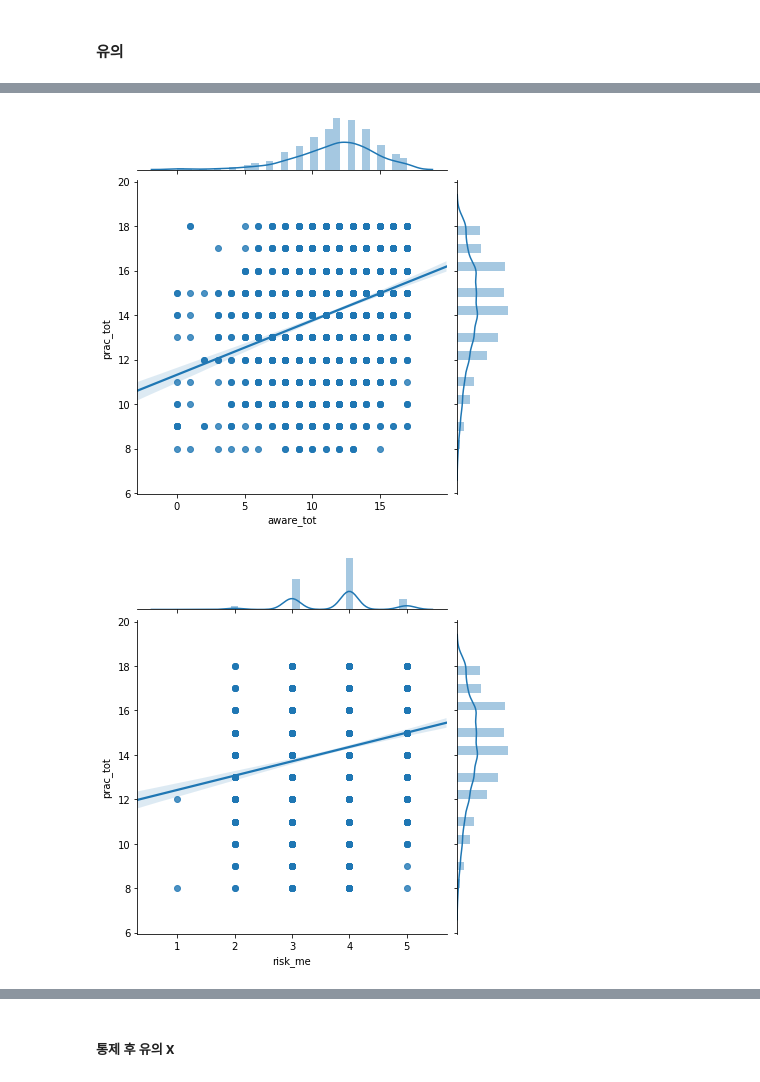
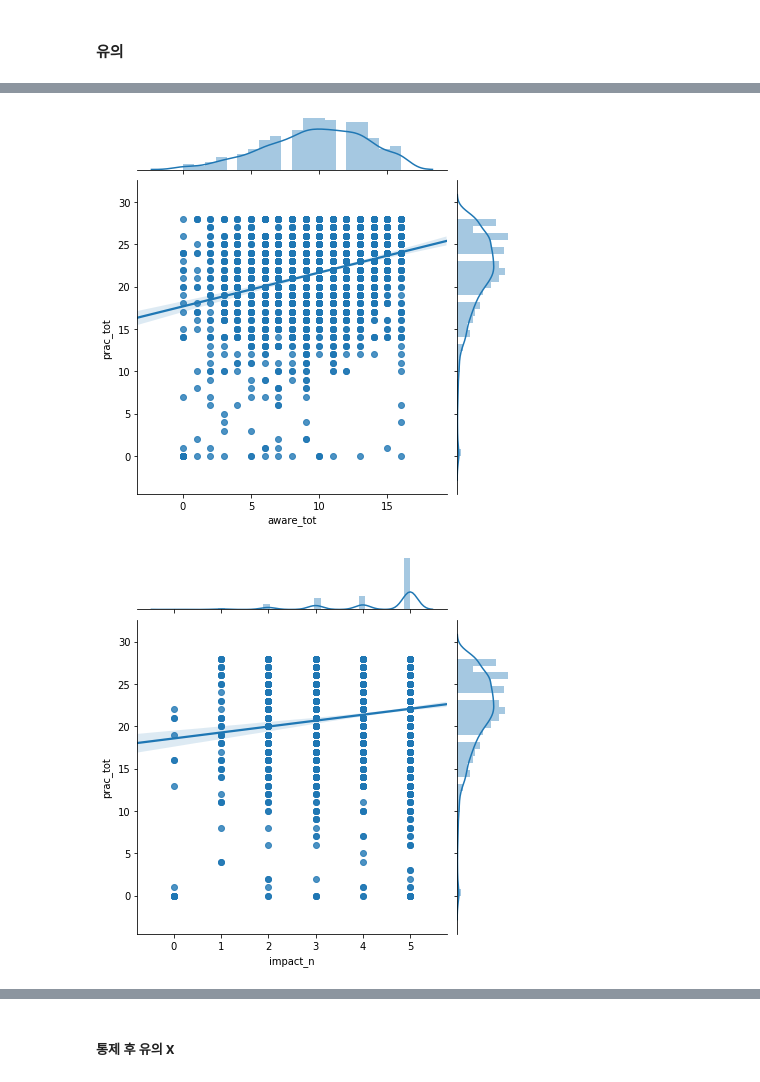
Before and after one commit to mindud1330/climate_data, a Jupyter notebook: climate_2023_basic_visualization.ipynb, the cells around one changed output, grey strips where cells are left out. Drawn from its saved outputs; the diff is of its cells as text; code cells hidden in the pictures.

```diff
--- a/climate_2023_basic_visualization.ipynb
+++ b/climate_2023_basic_visualization.ipynb
@@ -3,5 +3,5 @@ import pandas as pd
 import seaborn as sns
 import matplotlib.pyplot as plt
 # %%
-df = pd.read_excel("climate_survey-2018.xlsx")
+df = pd.read_excel("climate_survey-2023.xlsx")
 # %%
@@ -22,9 +28,9 @@ plt.show()
 sns.jointplot(x='aware_tot', y='prac_tot', data=df, kind='reg')
 plt.show()
 # %% [output]
-[figure, old version]
+[figure, new version]
 # %%
-sns.jointplot(x='risk_me', y='prac_tot', data=df, kind='reg')
+sns.jointplot(x='impact_n', y='prac_tot', data=df, kind='reg')
 plt.show()
 # %% [output]
-[figure, old version]
+[figure, new version]
```
Also changed, not shown: parts of 15 cells of this notebook, 1 other file.
